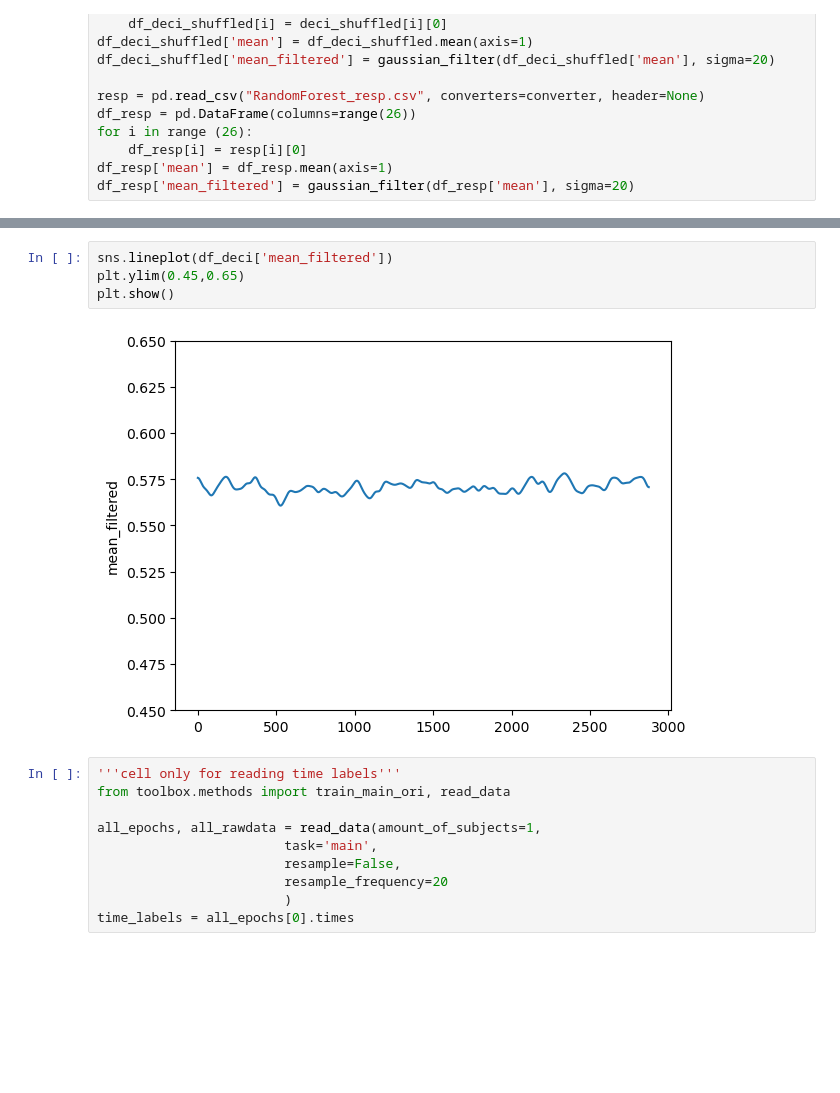
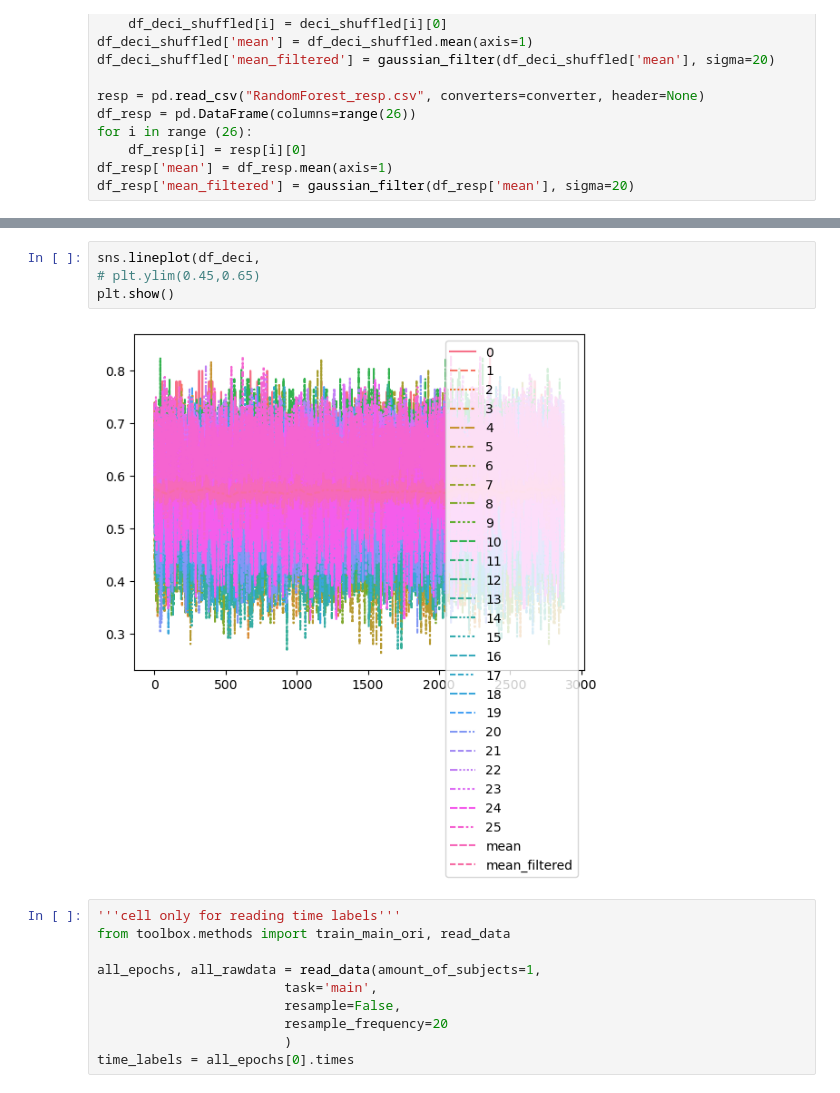
Before and after one commit to unthrived/master-thesis, a Jupyter notebook: 0_results.ipynb, the cells around one changed output, grey strips where cells are left out. Drawn from its saved outputs; the diff is of its cells as text; blank space fills up the shorter version.

```diff
--- a/0_results.ipynb
+++ b/0_results.ipynb
@@ -61,9 +83,9 @@ df_resp['mean_filtered'] = gaussian_filter(df_resp['mean'], sigma=20)
 # %%
-sns.lineplot(df_deci['mean_filtered'])
-plt.ylim(0.45,0.65)
+sns.lineplot(df_deci,
+# plt.ylim(0.45,0.65)
 plt.show()
 # %% [output]
-[figure, old version]
+[figure, new version]
 # %%
 '''cell only for reading time labels'''
 from toolbox.methods import train_main_ori, read_data
```
Also changed, not shown: parts of 1 cell of this notebook, 2 other files.
